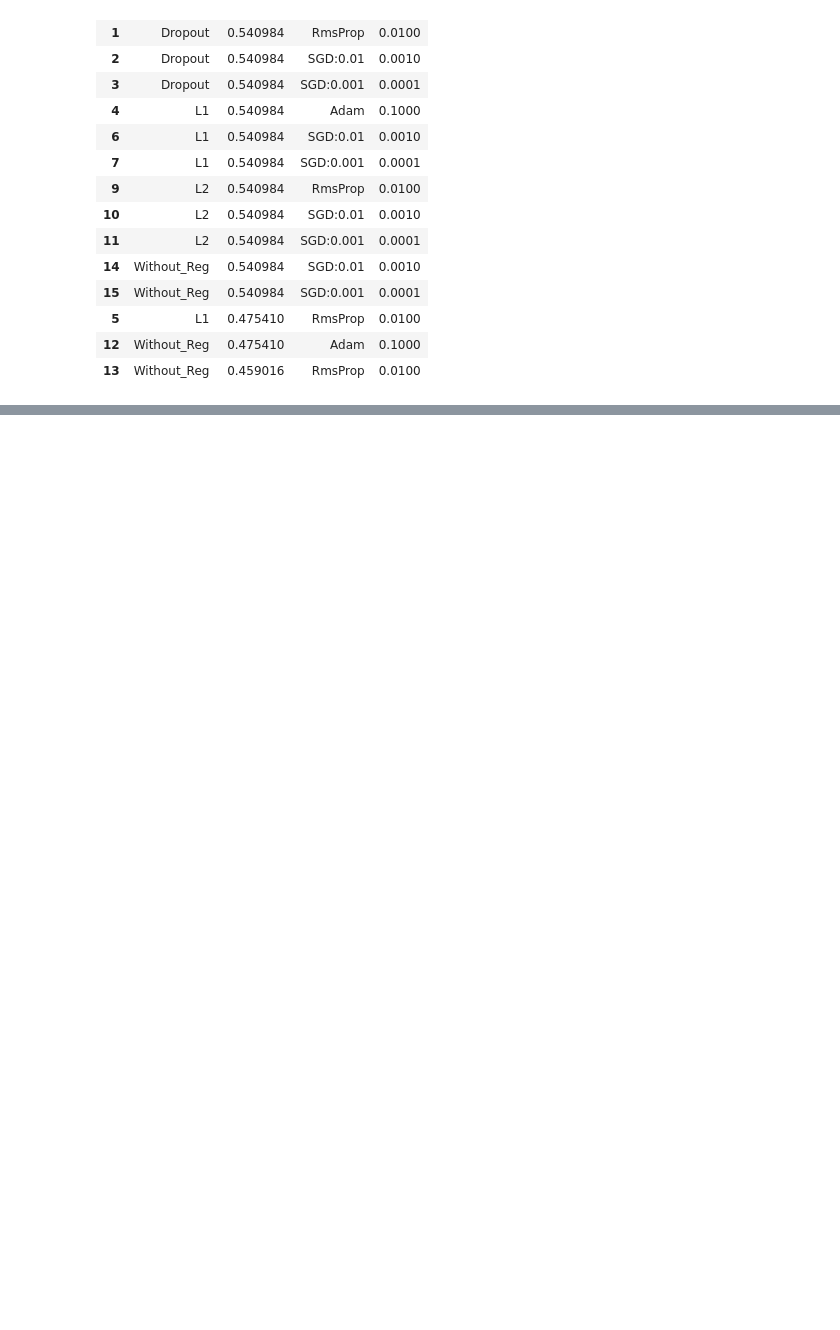
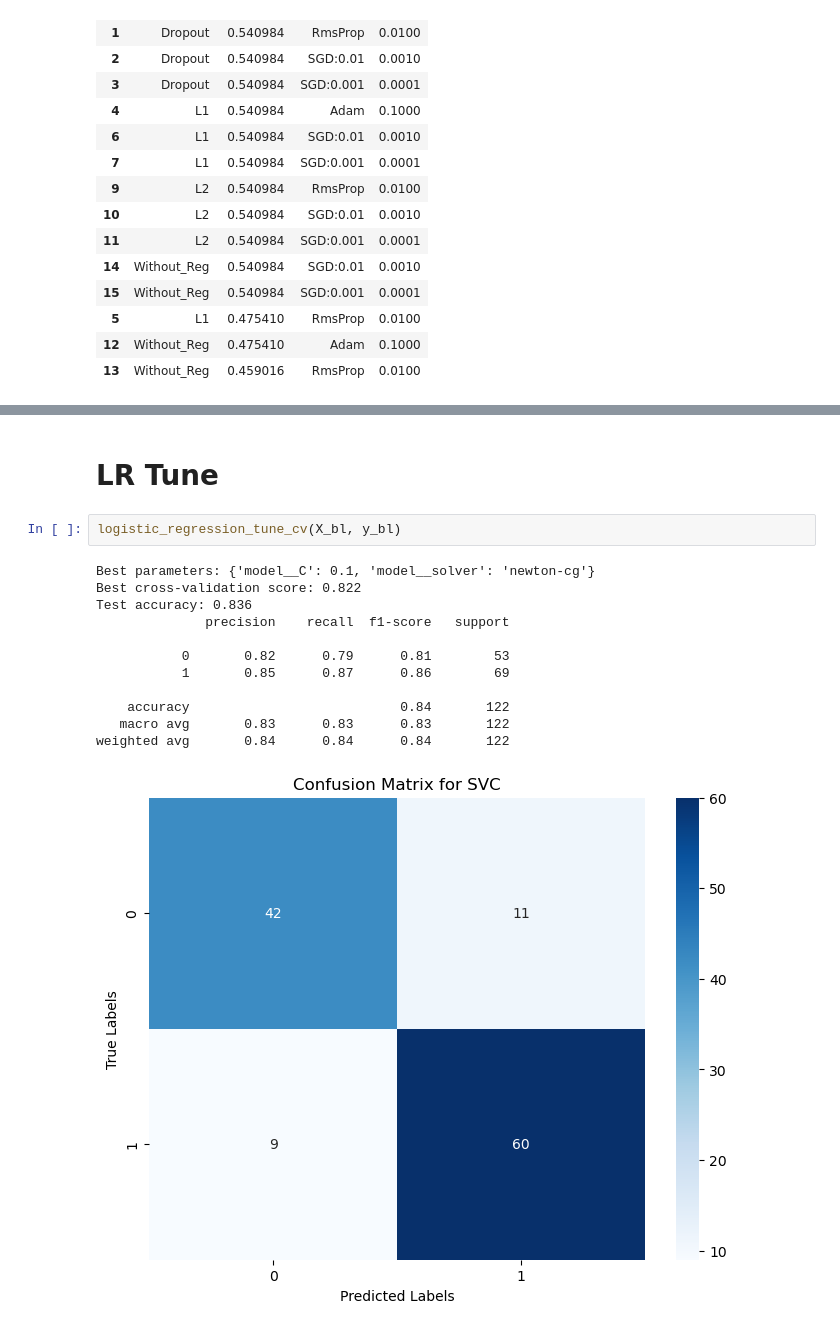
Before and after one commit to MaukanMir/Survival-Patient-Heart-Failure-Classification, a Jupyter notebook: training.ipynb, the cells around one changed output, grey strips where cells are left out. Saved outputs shown, nothing was run; the diff lists cells and outputs as text; blank space fills up the shorter version.

```diff
--- a/training.ipynb
+++ b/training.ipynb
@@ -490,0 +640,17 @@ end_result
+# %% [markdown]
+# LR Tune
+# %%
+logistic_regression_tune_cv(X_bl, y_bl)
+# %% [output]
+Best parameters: {'model__C': 0.1, 'model__solver': 'newton-cg'}
+Best cross-validation score: 0.822
+Test accuracy: 0.836
+              precision    recall  f1-score   support
+
+           0       0.82      0.79      0.81        53
+           1       0.85      0.87      0.86        69
+
+    accuracy                           0.84       122
+   macro avg       0.83      0.83      0.83       122
+weighted avg       0.84      0.84      0.84       122
+[figure, added]
```
Also changed, not shown: parts of 4 cells of this notebook.
